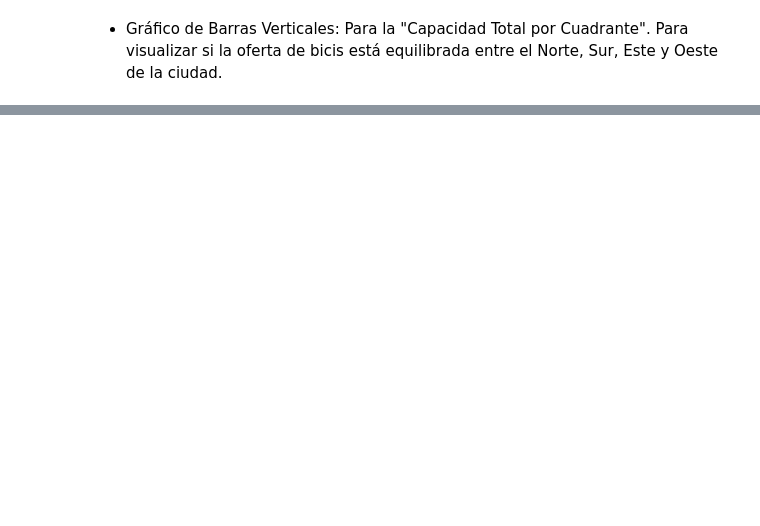
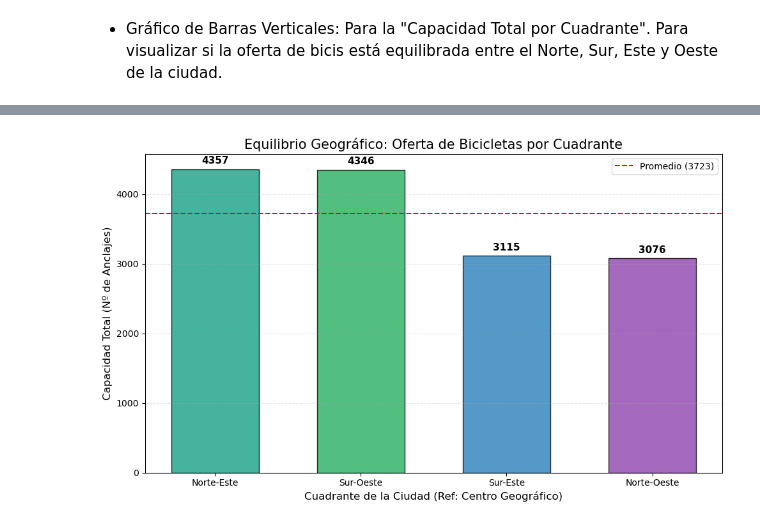
Before and after one commit to moniquescz/PRVD, a Jupyter notebook: Proyecto profe 1/analisis_datos.ipynb, the cells around one changed output, grey strips where cells are left out. Drawn from its saved outputs; the diff is of its cells as text; code cells hidden in the pictures; blank space fills up the shorter version.

```diff
--- a/Proyecto profe 1/analisis_datos.ipynb
+++ b/Proyecto profe 1/analisis_datos.ipynb
@@ -1237,0 +1017,40 @@ Análisis de estado de infraestructura BiciMAD completado.
+# %%
+plt.figure(figsize=(10, 6))
+
+lat_centro = df_bicimad['stop_lat'].median()
+lon_centro = df_bicimad['stop_lon'].median()
+
+def get_cuadrante(row):
+    ns = 'Norte' if row['stop_lat'] >= lat_centro else 'Sur'
+    eo = 'Este' if row['stop_lon'] >= lon_centro else 'Oeste'
+    return f"{ns}-{eo}"
+
+df_bicimad['cuadrante_geo'] = df_bicimad.apply(get_cuadrante, axis=1)
+
+capacidad_zona = df_bicimad.groupby('cuadrante_geo')['capacity'].sum().sort_values(ascending=False)
+
+colores = ['#16a085', '#27ae60', '#2980b9', '#8e44ad']
+
+barras = plt.bar(capacidad_zona.index, capacidad_zona.values,
+                 color=colores, edgecolor='black', alpha=0.8, width=0.6)
+
+plt.title('Equilibrio Geográfico: Oferta de Bicicletas por Cuadrante', fontsize=15)
+plt.ylabel('Capacidad Total (Nº de Anclajes)', fontsize=12)
+plt.xlabel('Cuadrante de la Ciudad (Ref: Centro Geográfico)', fontsize=12)
+plt.grid(axis='y', linestyle='--', alpha=0.3)
+
+promedio = capacidad_zona.mean()
+plt.axhline(promedio, color='red', linestyle='--', label=f'Promedio ({int(promedio)})')
+plt.legend()
+
+for barra in barras:
+    height = barra.get_height()
+    plt.text(barra.get_x() + barra.get_width()/2., height + 50,
+             f'{int(height)}',
+             ha='center', va='bottom', fontsize=11, fontweight='bold')
+
+plt.tight_layout()
+plt.savefig('resultados/plots/analisis_bicimad/5_barras_cuadrantes.png', dpi=300)
+plt.show()
+# %% [output]
+[figure, added]
```
Also changed, not shown: parts of 7 cells of this notebook, 10 other files.
